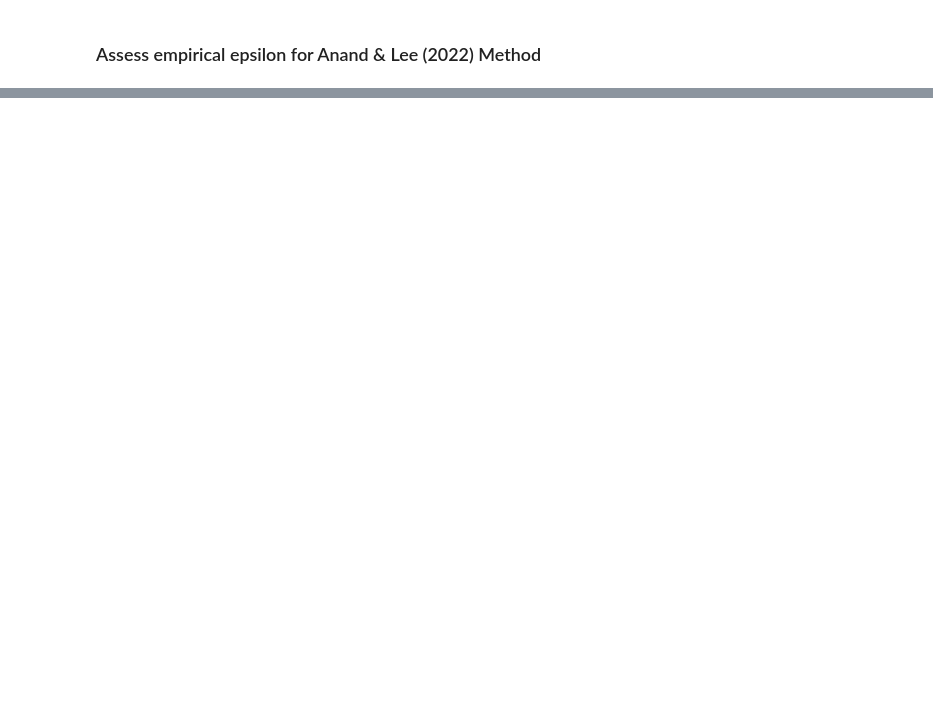
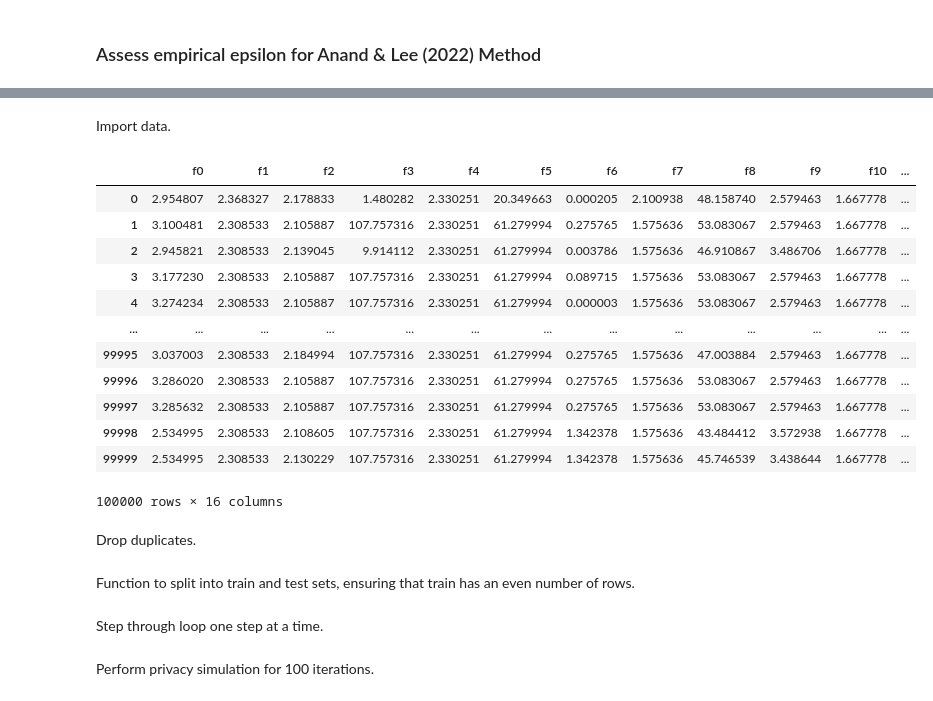
Before and after one commit to cdbale/optimized-sequential-synthesis, a Jupyter notebook: Code/Privacy Analysis/anand-lee-privacy-analysis.ipynb, the cells around one changed output, grey strips where cells are left out. Drawn from its saved outputs; the diff is of its cells as text; code cells hidden in the pictures; blank space fills up the shorter version.

```diff
--- a/Code/Privacy Analysis/anand-lee-privacy-analysis.ipynb
+++ b/Code/Privacy Analysis/anand-lee-privacy-analysis.ipynb
@@ -40,0 +190,26 @@ ImportError: DLL load failed while importing _pywrap_tensorflow_internal: A dyna
+# %% [markdown]
+Import data.
+# %%
+train_data = pd.read_csv("../../Data/Criteo/cleaned_criteo_small.gz",
+                         compression='gzip',
+                         sep='\,',
+                         header=0,
+                         engine='python')
+# %%
+train_data
+# %% [output]
+|  | f0 | f1 | f2 | f3 | f4 | f5 | f6 | f7 | f8 | f9 | f10 | ... |
+| 0 | 2.954807 | 2.368327 | 2.178833 | 1.480282 | 2.330251 | 20.349663 | 0.000205 | 2.100938 | 48.158740 | 2.579463 | 1.667778 | ... |
+| 1 | 3.100481 | 2.308533 | 2.105887 | 107.757316 | 2.330251 | 61.279994 | 0.275765 | 1.575636 | 53.083067 | 2.579463 | 1.667778 | ... |
+| 2 | 2.945821 | 2.308533 | 2.139045 | 9.914112 | 2.330251 | 61.279994 | 0.003786 | 1.575636 | 46.910867 | 3.486706 | 1.667778 | ... |
+| 3 | 3.177230 | 2.308533 | 2.105887 | 107.757316 | 2.330251 | 61.279994 | 0.089715 | 1.575636 | 53.083067 | 2.579463 | 1.667778 | ... |
+| 4 | 3.274234 | 2.308533 | 2.105887 | 107.757316 | 2.330251 | 61.279994 | 0.000003 | 1.575636 | 53.083067 | 2.579463 | 1.667778 | ... |
+| ... | ... | ... | ... | ... | ... | ... | ... | ... | ... | ... | ... | ... |
+| 99995 | 3.037003 | 2.308533 | 2.184994 | 107.757316 | 2.330251 | 61.279994 | 0.275765 | 1.575636 | 47.003884 | 2.579463 | 1.667778 | ... |
+| 99996 | 3.286020 | 2.308533 | 2.105887 | 107.757316 | 2.330251 | 61.279994 | 0.275765 | 1.575636 | 53.083067 | 2.579463 | 1.667778 | ... |
+| 99997 | 3.285632 | 2.308533 | 2.105887 | 107.757316 | 2.330251 | 61.279994 | 0.275765 | 1.575636 | 53.083067 | 2.579463 | 1.667778 | ... |
+| 99998 | 2.534995 | 2.308533 | 2.108605 | 107.757316 | 2.330251 | 61.279994 | 1.342378 | 1.575636 | 43.484412 | 3.572938 | 1.667778 | ... |
+| 99999 | 2.534995 | 2.308533 | 2.130229 | 107.757316 | 2.330251 | 61.279994 | 1.342378 | 1.575636 | 45.746539 | 3.438644 | 1.667778 | ... |
+100000 rows × 16 columns
+# %% [markdown]
+Drop duplicates.
@@ -40,0 +218,2 @@ ImportError: DLL load failed while importing _pywrap_tensorflow_internal: A dyna
+# %% [markdown]
+Function to split into train and test sets, ensuring that train has an even number of rows.
@@ -40,0 +234,2 @@ ImportError: DLL load failed while importing _pywrap_tensorflow_internal: A dyna
+# %% [markdown]
+Step through loop one step at a time.
@@ -40,0 +351,2 @@ ImportError: DLL load failed while importing _pywrap_tensorflow_internal: A dyna
+# %% [markdown]
+Perform privacy simulation for 100 iterations.
```
Also changed, not shown: parts of 39 cells of this notebook, 9 other files.
